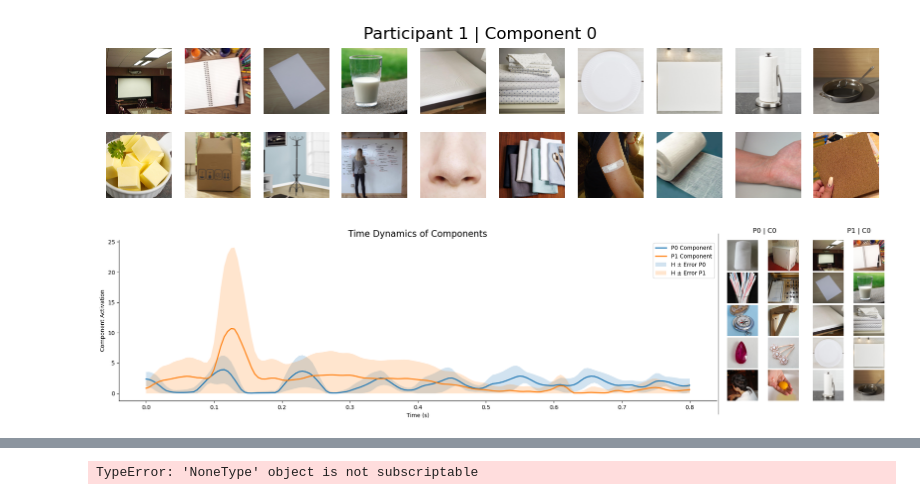
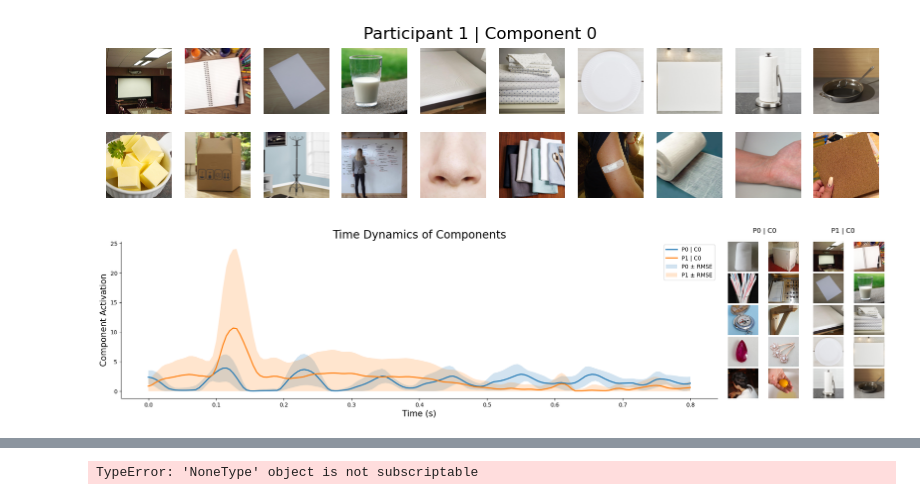
Before and after one commit to AtharvSuryawanshi/Neural-Representations-using-Things-Database, a Jupyter notebook: notebooks/NMF_meg10.ipynb, the cells around one changed output, grey strips where cells are left out. Drawn from its saved outputs; the diff is of its cells as text; code cells hidden in the pictures.

Commit message:
combine plotting 2

```diff
--- a/notebooks/NMF_meg10.ipynb
+++ b/notebooks/NMF_meg10.ipynb
@@ -1058,6 +1099,6 @@ print_specific_component_images(idk, 1, 0, images_to_show=20, rows=2)
 Component 0 is best loaded by the following image categories:
 [figure]
 # %%
-plot_combined_figure(nnls_all, idk, [0, 1], [0, 0], image_dir)
+plot_combined_figure_2p(nnls_all, idk, [0, 1], [0, 0], image_dir)
 # %% [output]
-[figure, old version]
+[figure, new version]
```
Also changed, not shown: parts of 2 cells of this notebook, 1 other file.
